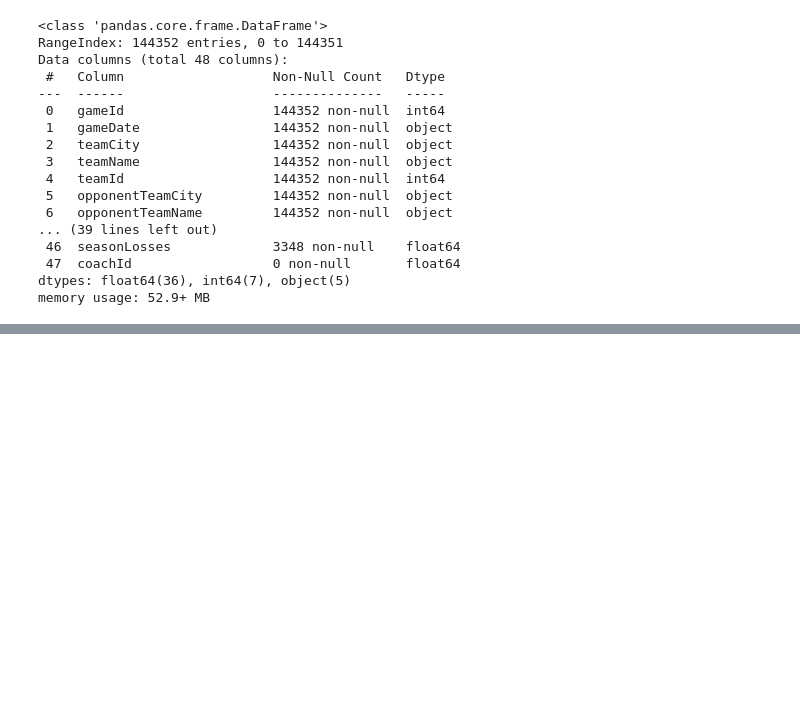
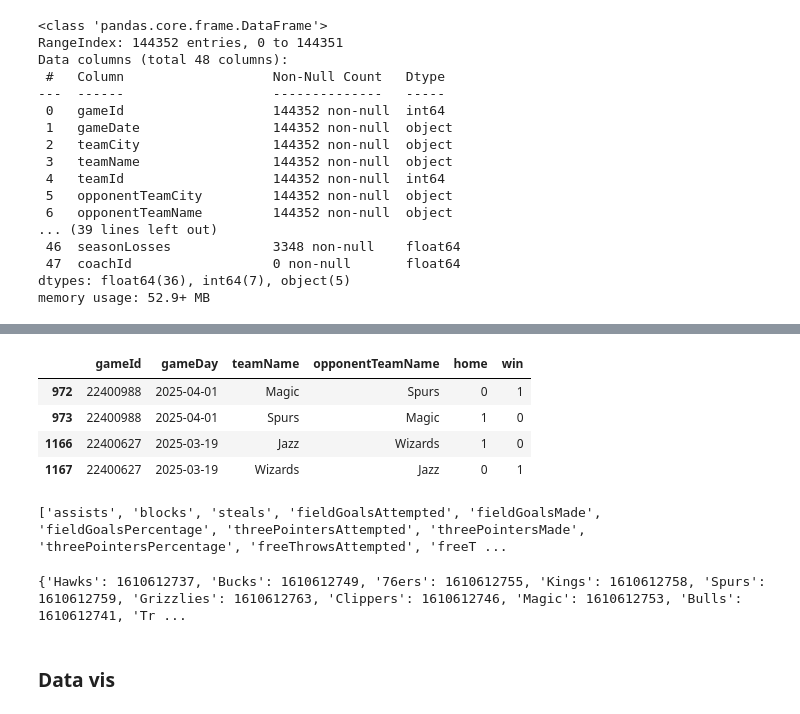
Before and after one commit to pruett1/nba-stats, a Jupyter notebook: exploratory.ipynb, the cells around one changed output, grey strips where cells are left out. Saved outputs shown, nothing was run; the diff lists cells and outputs as text; code cells hidden in the pictures; blank space fills up the shorter version.

```diff
--- a/exploratory.ipynb
+++ b/exploratory.ipynb
@@ -117,5 +129,4 @@ Start with team stats (only going to focus on the last 3 seasons for rn)
 # %%
 #Split game date into time and date as opposed to date time obj
-team_stats_df['gameTime'] = team_stats_df['gameDate'].apply(lambda x: x.split('T')[-1])
-team_stats_df['gameDate'] = team_stats_df['gameDate'].apply(lambda x: x.split('T')[0])
-team_stats_df.info()
+team_stats_df['gameDate'] = pd.to_datetime(team_stats_df['gameDate'], format='mixed', utc=True, errors='raise')
+# team_stats_df.info()
@@ -155,4 +146,0 @@ Name: gameDate, dtype: object
-# %%
-
-team_stats_df['gameDate'] = pd.to_datetime(team_stats_df['gameDate'])
-recent_games = team_stats_df[team_stats_df['gameDate'] >= '2022-10-18']
@@ -163,0 +211,56 @@ ValueError: unconverted data remains when parsing with format "%Y-%m-%d": " 20:0
+# %%
+#there are 4 games with null assists/blocks/steals etc...
+#are they the same games?
+
+cols_w_4_nas = (recent_team_stats.isna().sum() == 4)
+col_list = cols_w_4_nas[cols_w_4_nas].index.to_list()
+recent_team_stats[recent_team_stats['assists'].isna()][col_list]
+
+#yes looks like these null games are all the same (thankfully)
+#what games are these actually
+summary_cols = ['gameId', 'gameDay', 'teamName', 'opponentTeamName', 'home', 'win']
+recent_team_stats[recent_team_stats['assists'].isna()][summary_cols]
+
+# recent_team_stats['numMinutes'].head()
+
+#ok cool its just 2 games actually so I can easily handle this manually
+# %% [output]
+|  | gameId | gameDay | teamName | opponentTeamName | home | win |
+| 972 | 22400988 | 2025-04-01 | Magic | Spurs | 0 | 1 |
+| 973 | 22400988 | 2025-04-01 | Spurs | Magic | 1 | 0 |
+| 1166 | 22400627 | 2025-03-19 | Jazz | Wizards | 1 | 0 |
+| 1167 | 22400627 | 2025-03-19 | Wizards | Jazz | 0 | 1 |
+# %%
+# drop the columns that have more than 4 nulls because Im not manually fixing those
+# percentages Ill just recalculate again later
+cols_w_more_4_nas = (recent_team_stats.isna().sum() > 5)
+col_to_drop = cols_w_more_4_nas[cols_w_more_4_nas].index.to_list()
+
+recent_team_stats = recent_team_stats.drop(col_to_drop, axis=1)
+
+#null game ids and if home
+null_games = recent_team_stats[recent_team_stats['assists'].isna()][['gameId', 'home']].to_numpy()
+
+print(col_list)
+manual_entry = [{"gameId_home": [22400988, 0], "stats": [28, 7, 12, 90, 43, 0.478, 47, 18, 0.383, 12, 12, 31, 10, 41, 15, 10, 240]}, #magic
+                {"gameId_home": [22400988, 1], "stats": [24, 4, 7, 81, 40, 0.494, 32, 13, 0.406, 17, 12, 29, 9, 38, 14, 17, 240]}, #spurs
+                {"gameId_home": [22400627, 1], "stats": [30, 1, 7, 89, 50, 0.562, 42, 17, 0.405, 18, 11, 33, 9, 42, 16, 16, 240]}, #jazz
+                {"gameId_home": [22400627, 0], "stats": [30, 4, 12, 93, 43, 0.462, 45, 12, 0.267, 18, 14, 24, 13, 37, 13, 13, 240]}] #wizards
+
+for gameId, home in null_games:
+    stats = None
+    for entry in manual_entry:
+        if entry["gameId_home"] == [gameId, home]:
+            stats = entry["stats"]
+            break
+
+    row_idx = recent_team_stats.index[(recent_team_stats["gameId"] == gameId) & (recent_team_stats["home"] == home)]
+    if len(row_idx) == 0:
+        print("something went wrong, skipping")
+        continue
+
+    row_idx = row_idx[0]
+    recent_team_stats.loc[row_idx, col_list] = stats
+    # print(recent_team_stats.loc[row_idx, col_list])
+# %% [output]
+['assists', 'blocks', 'steals', 'fieldGoalsAttempted', 'fieldGoalsMade', 'fieldGoalsPercentage', 'threePointersAttempted', 'threePointersMade', 'threePointersPercentage', 'freeThrowsAttempted', 'freeT ...
@@ -163,0 +294,11 @@ ValueError: unconverted data remains when parsing with format "%Y-%m-%d": " 20:0
+# %%
+# make map between teamId and teamName
+unique_teams = recent_team_stats[['teamName', 'teamId']].drop_duplicates()
+
+id_to_name = dict(zip(unique_teams['teamId'], unique_teams['teamName']))
+name_to_id = dict(zip(unique_teams['teamName'], unique_teams['teamId']))
+print(name_to_id)
+# %% [output]
+{'Hawks': 1610612737, 'Bucks': 1610612749, '76ers': 1610612755, 'Kings': 1610612758, 'Spurs': 1610612759, 'Grizzlies': 1610612763, 'Clippers': 1610612746, 'Magic': 1610612753, 'Bulls': 1610612741, 'Tr ...
+# %% [markdown]
+### Data vis
```
Also changed, not shown: parts of 17 cells of this notebook, 1 other file.
